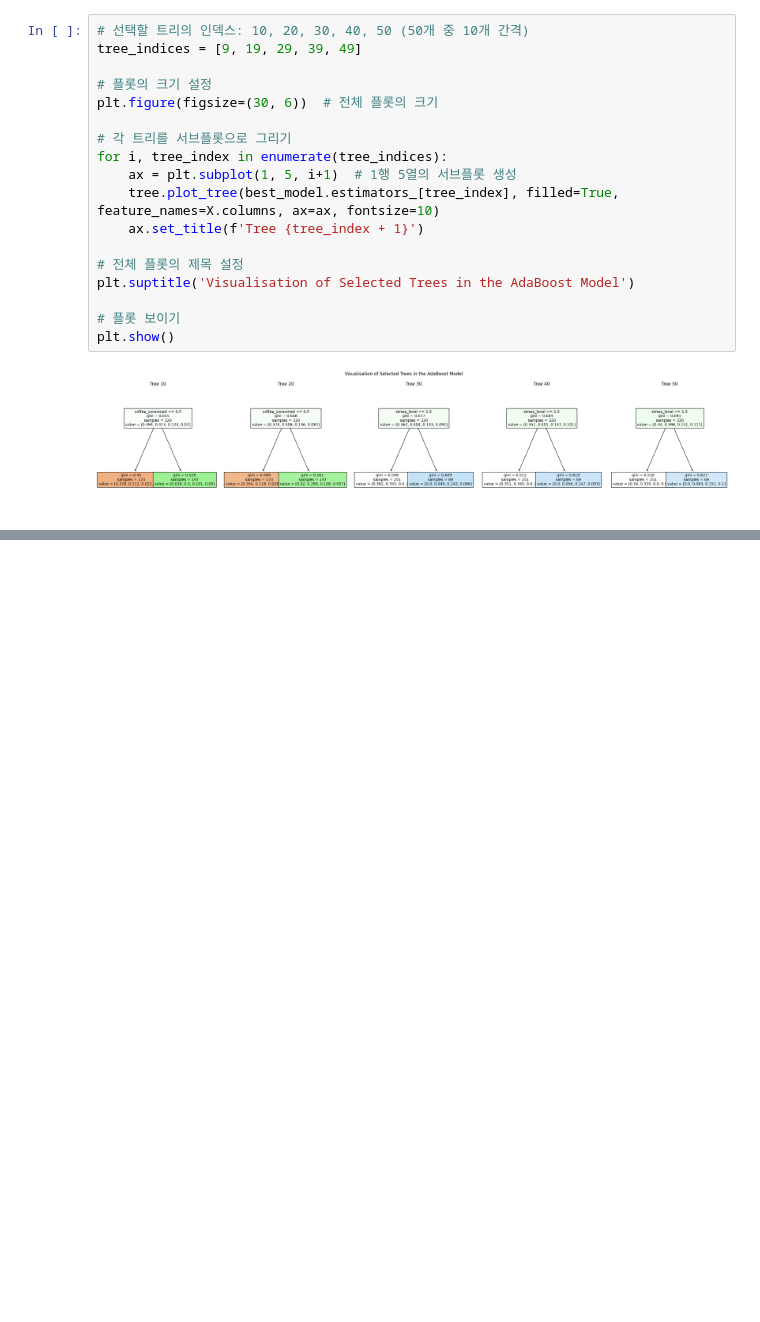
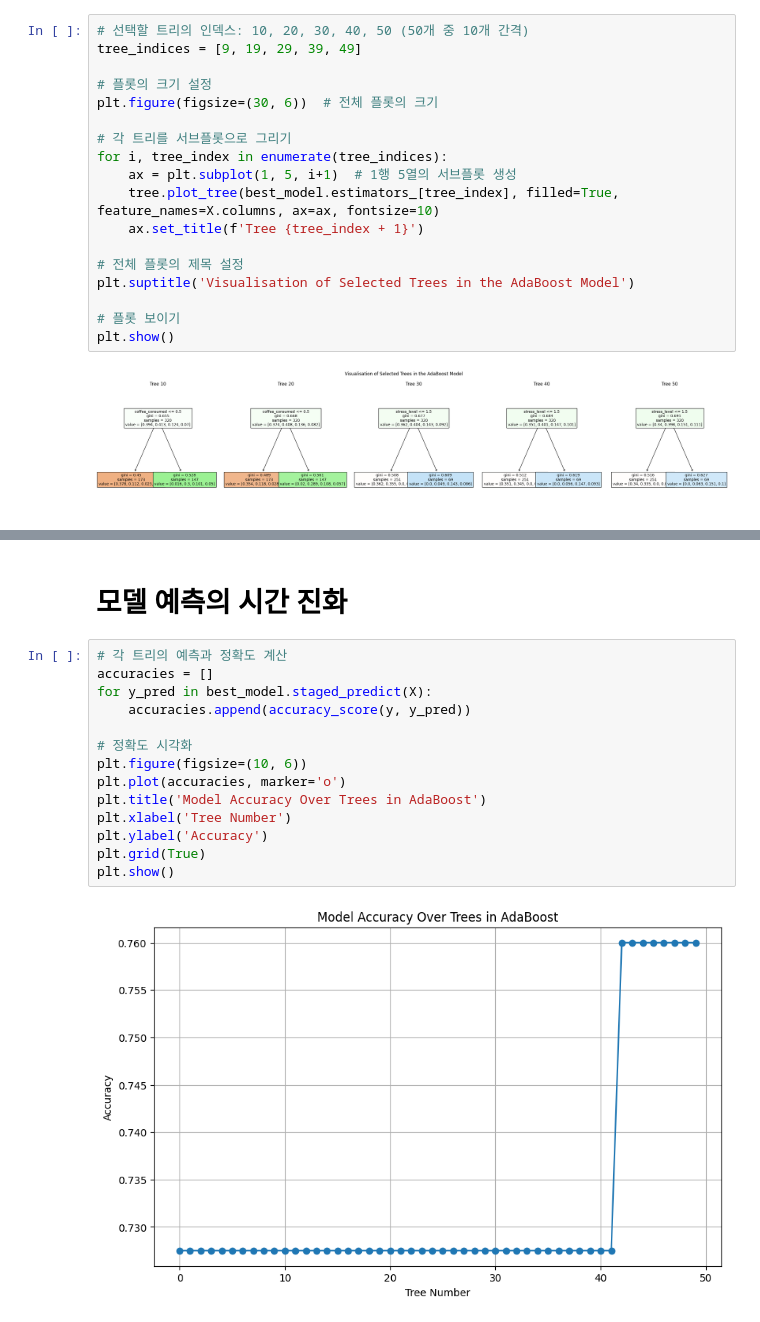
Before and after one commit to Githarold/codetree-TILs, a Jupyter notebook: data-mining-adaboost.ipynb, the cells around one changed output, grey strips where cells are left out. Saved outputs shown, nothing was run; the diff lists cells and outputs as text; blank space fills up the shorter version.

```diff
--- a/data-mining-adaboost.ipynb
+++ b/data-mining-adaboost.ipynb
@@ -159,0 +159,18 @@ plt.show()
+# %% [markdown]
+# 모델 예측의 시간 진화
+# %%
+# 각 트리의 예측과 정확도 계산
+accuracies = []
+for y_pred in best_model.staged_predict(X):
+    accuracies.append(accuracy_score(y, y_pred))
+
+# 정확도 시각화
+plt.figure(figsize=(10, 6))
+plt.plot(accuracies, marker='o')
+plt.title('Model Accuracy Over Trees in AdaBoost')
+plt.xlabel('Tree Number')
+plt.ylabel('Accuracy')
+plt.grid(True)
+plt.show()
+# %% [output]
+[figure, added]
```
Also changed, not shown: parts of 7 cells of this notebook.
